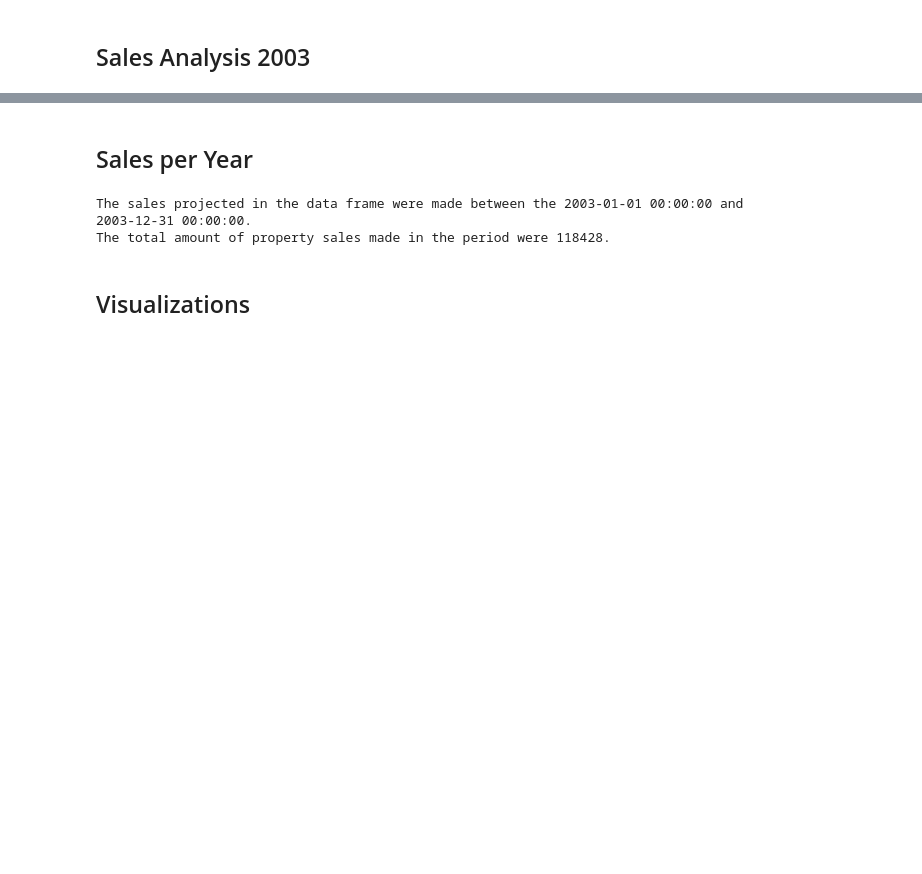
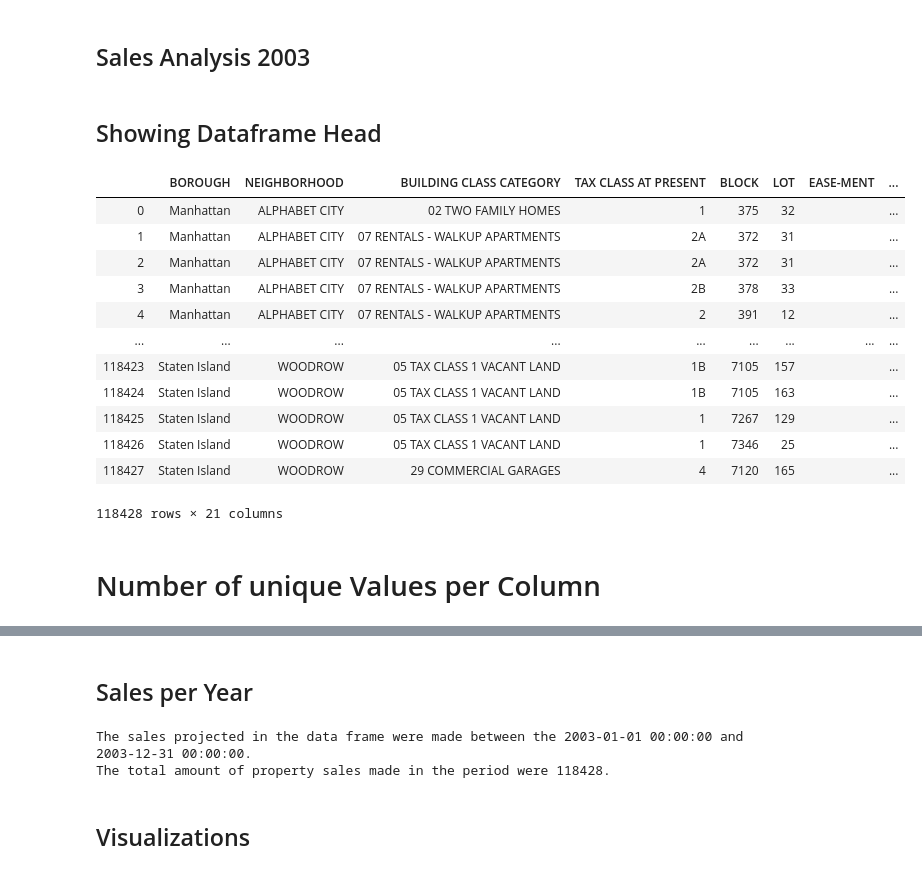
Before and after one commit to Dome1803/nyc_prop_sales, a Jupyter notebook: sales2003.ipynb, the cells around one changed output, grey strips where cells are left out. Cells and saved outputs as stored; diff of their text form; code cells hidden in the pictures; blank space fills up the shorter version.

```diff
--- a/sales2003.ipynb
+++ b/sales2003.ipynb
@@ -36,3 +37,24 @@ sales_frame["BOROUGH"] = sales_frame["BOROUGH"].replace(["5"], "Staten Island")
 
 #print(sales_frame.dtypes)
 #print(sales_frame.head())
+# %% [markdown]
+## Showing Dataframe Head
+# %%
+pd.options.display.max_columns = None
+display(sales_frame)
+# %% [output]
+|  | BOROUGH | NEIGHBORHOOD | BUILDING CLASS CATEGORY | TAX CLASS AT PRESENT | BLOCK | LOT | EASE-MENT | ... |
+| 0 | Manhattan | ALPHABET CITY | 02 TWO FAMILY HOMES | 1 | 375 | 32 |  | ... |
+| 1 | Manhattan | ALPHABET CITY | 07 RENTALS - WALKUP APARTMENTS | 2A | 372 | 31 |  | ... |
+| 2 | Manhattan | ALPHABET CITY | 07 RENTALS - WALKUP APARTMENTS | 2A | 372 | 31 |  | ... |
+| 3 | Manhattan | ALPHABET CITY | 07 RENTALS - WALKUP APARTMENTS | 2B | 378 | 33 |  | ... |
+| 4 | Manhattan | ALPHABET CITY | 07 RENTALS - WALKUP APARTMENTS | 2 | 391 | 12 |  | ... |
+| ... | ... | ... | ... | ... | ... | ... | ... | ... |
+| 118423 | Staten Island | WOODROW | 05 TAX CLASS 1 VACANT LAND | 1B | 7105 | 157 |  | ... |
+| 118424 | Staten Island | WOODROW | 05 TAX CLASS 1 VACANT LAND | 1B | 7105 | 163 |  | ... |
+| 118425 | Staten Island | WOODROW | 05 TAX CLASS 1 VACANT LAND | 1 | 7267 | 129 |  | ... |
+| 118426 | Staten Island | WOODROW | 05 TAX CLASS 1 VACANT LAND | 1 | 7346 | 25 |  | ... |
+| 118427 | Staten Island | WOODROW | 29 COMMERCIAL GARAGES | 4 | 7120 | 165 |  | ... |
+118428 rows × 21 columns
+# %% [markdown]
+# Number of unique Values per Column
```
Also changed, not shown: parts of 4 cells of this notebook, 18 other files.
